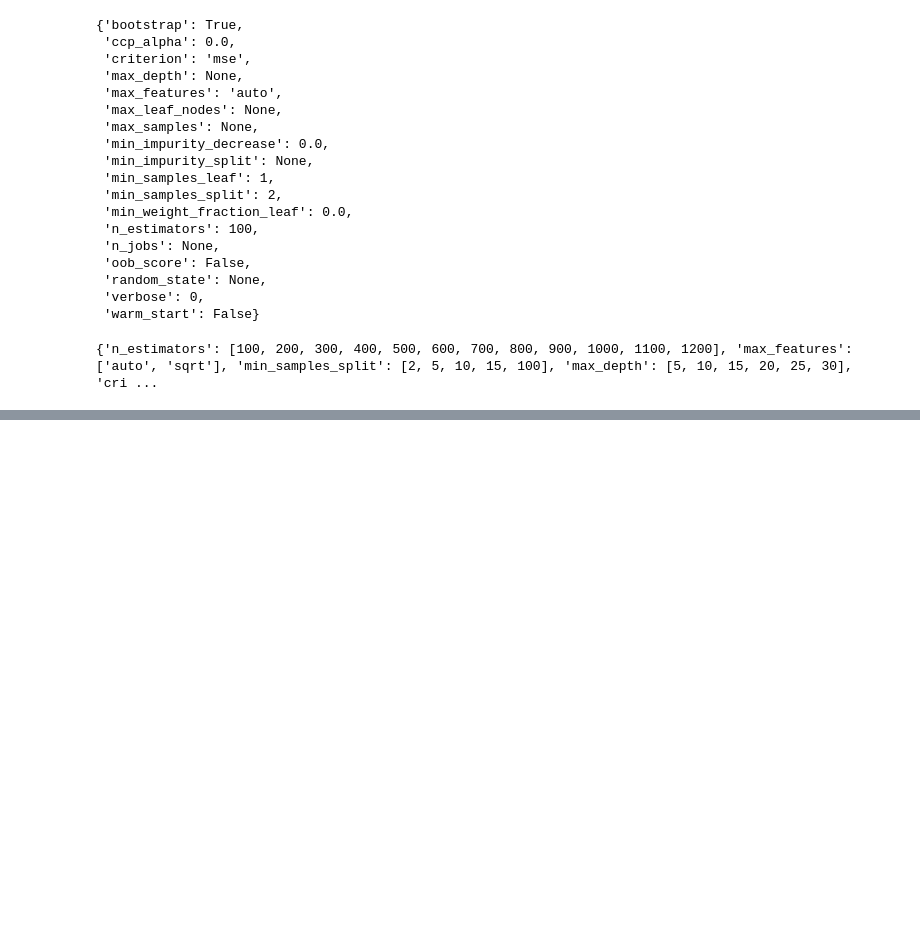
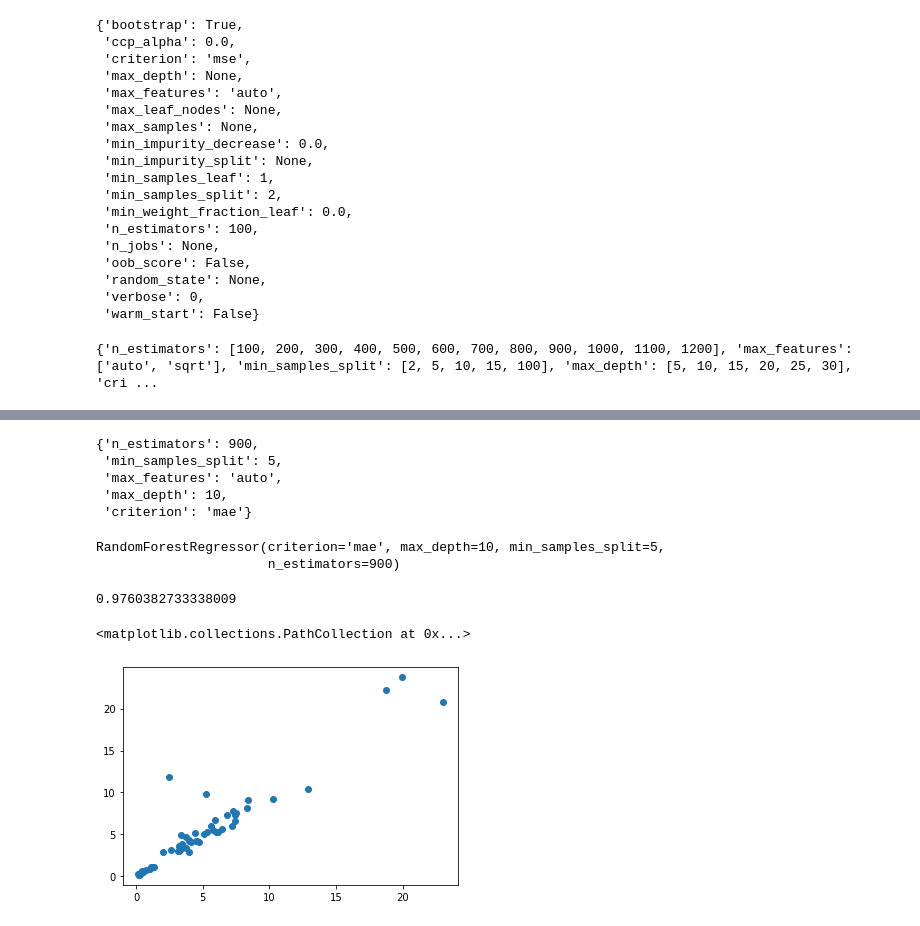
Before and after one commit to IT18122138/ML_Assignment2_IT18122138_IT19022116_IT19173696_IT19114422, a Jupyter notebook: Assessment02 .ipynb, the cells around one changed output, grey strips where cells are left out. Saved outputs shown, nothing was run; the diff lists cells and outputs as text; code cells hidden in the pictures; blank space fills up the shorter version.

Commit message:
Check the model behaviour

```diff
--- a/Assessment02 .ipynb
+++ b/Assessment02 .ipynb
@@ -266,0 +245,9 @@ model.score(X_train,y_train)
+# %%
+#Get best parameters for randomforestregressor
+randomSearch.best_params_
+# %% [output]
+{'n_estimators': 900,
+ 'min_samples_split': 5,
+ 'max_features': 'auto',
+ 'max_depth': 10,
+ 'criterion': 'mae'}
@@ -266,0 +256,18 @@ model.score(X_train,y_train)
+# %%
+#fit the data
+model.fit(X_train,y_train)
+# %% [output]
+RandomForestRegressor(criterion='mae', max_depth=10, min_samples_split=5,
+                      n_estimators=900)
+# %%
+#Get the score for training
+model.score(X_train,y_train)
+# %% [output]
+0.9760382733338009
+# %%
+#Check the model behaviour
+Predictions=model.predict(X_test)
+plt.scatter(y_test,Predictions)
+# %% [output]
+<matplotlib.collections.PathCollection at 0x...>
+[figure, added]
```
Also changed, not shown: parts of 11 cells of this notebook.
